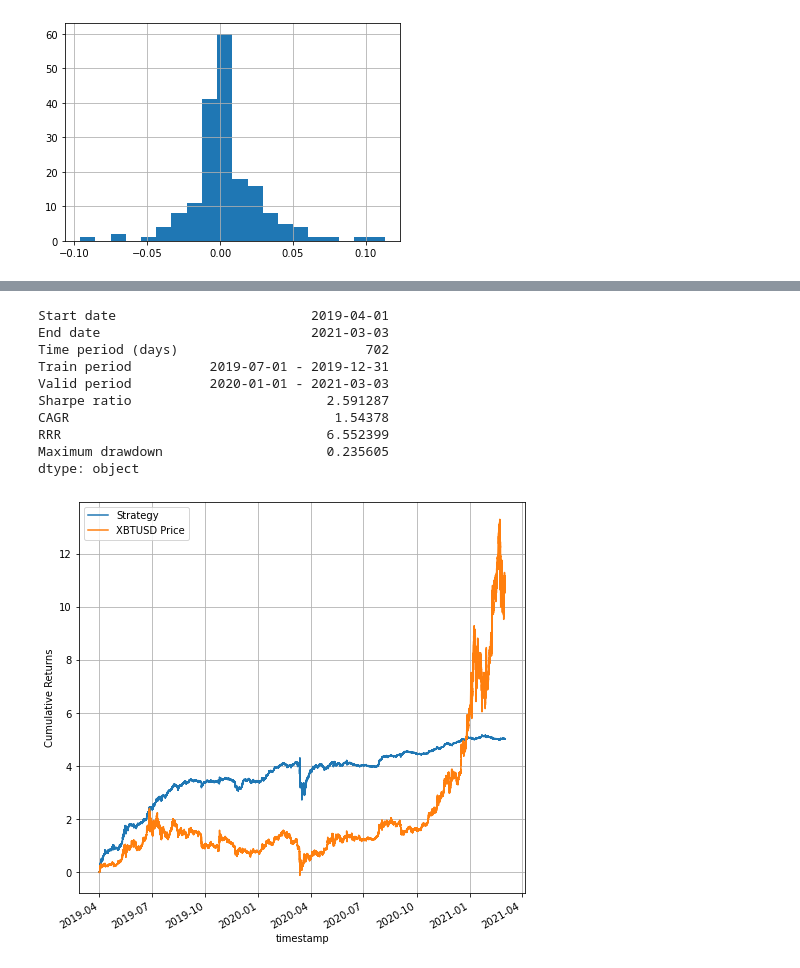
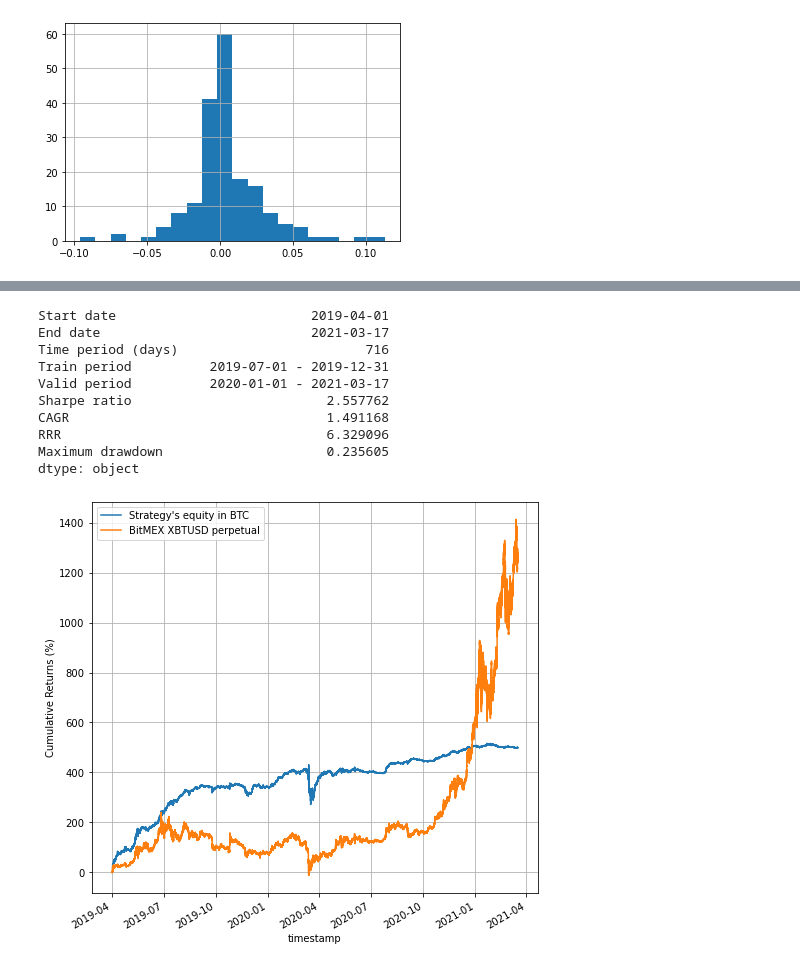
Before and after one commit to nkaz001/algotrading-example, a Jupyter notebook: xbtusd-normalization-market-making-backtest.ipynb, the cells around one changed output, grey strips where cells are left out. Cells and saved outputs as stored; diff of their text form; code cells hidden in the pictures.

```diff
--- a/xbtusd-normalization-market-making-backtest.ipynb
+++ b/xbtusd-normalization-market-making-backtest.ipynb
@@ -275,44 +275,44 @@ sr = np.divide(returns_.mean(), returns_.std()) * np.sqrt(252)
 
 equity_1d = equity.resample('1d').last()
 Roll_Max = equity_1d.cummax()
 Daily_Drawdown = np.divide(equity_1d, Roll_Max) - 1.0
 Max_Daily_Drawdown = Daily_Drawdown.cummin()
 
 period = (equity.index[-1] - equity.index[0]).days
 
 print(pd.Series({
     'Start date': equity.index[0].strftime('%Y-%m-%d'),
     'End date': equity.index[-1].strftime('%Y-%m-%d'),
     'Time period (days)': period,
     'Train period': '%s - %s' % (train.index[0].strftime('%Y-%m-%d'), train.index[-1].strftime('%Y-%m-%d')),
     'Valid period': '%s - %s' % (valid.index[0].strftime('%Y-%m-%d'), valid.index[-1].strftime('%Y-%m-%d')),
     'Sharpe ratio': sr,
     'CAGR': (equity[-1] / equity[0]) ** (365 / period) - 1,
     'RRR': ((equity[-1] / equity[0]) ** (365 / period) - 1) / -Max_Daily_Drawdown.min(),
     'Maximum drawdown': -Max_Daily_Drawdown.min(),
 }))
 
 # equity.resample('1d').last().pct_change().hist(bins=20)
 
 import matplotlib.pyplot as plt
 plt.figure(figsize=(8, 8))
-ax1 = (equity / equity[0] - 1).plot()
-ax2 = (df['close'] / df['close'][0] - 1).plot()
-ax1.set_ylabel('Cumulative Returns')
-ax1.legend(['Strategy', 'XBTUSD Price'])
+ax1 = ((equity / equity[0] - 1) * 100).plot()
+ax2 = ((df['close'] / df['close'][0] - 1) * 100).plot()
+ax1.set_ylabel('Cumulative Returns (%)')
+ax1.legend(["Strategy's equity in BTC", 'BitMEX XBTUSD perpetual'])
 ax1.grid()
 # %% [output]
 Start date                         2019-04-01
-End date                           2021-03-03
-Time period (days)                        702
+End date                           2021-03-17
+Time period (days)                        716
 Train period          2019-07-01 - 2019-12-31
-Valid period          2020-01-01 - 2021-03-03
-Sharpe ratio                         2.591287
-CAGR                                  1.54378
-RRR                                  6.552399
+Valid period          2020-01-01 - 2021-03-17
+Sharpe ratio                         2.557762
+CAGR                                 1.491168
+RRR                                  6.329096
 Maximum drawdown                     0.235605
 dtype: object
-[figure, old version]
+[figure, new version]
 # %%
 Daily_Drawdown.plot()
 # %% [output]
```
Also changed, not shown: parts of 7 cells of this notebook, 11 other files.
